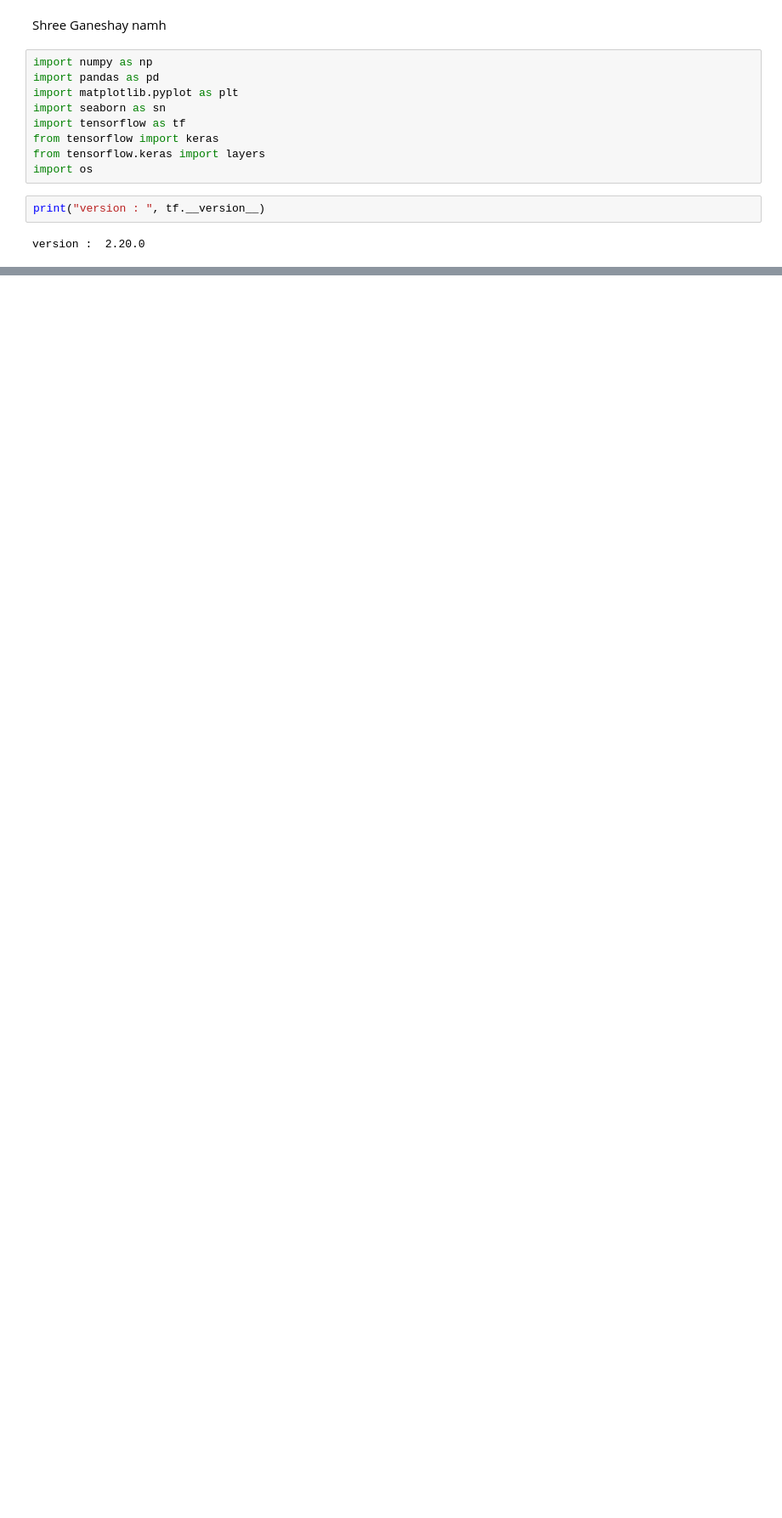
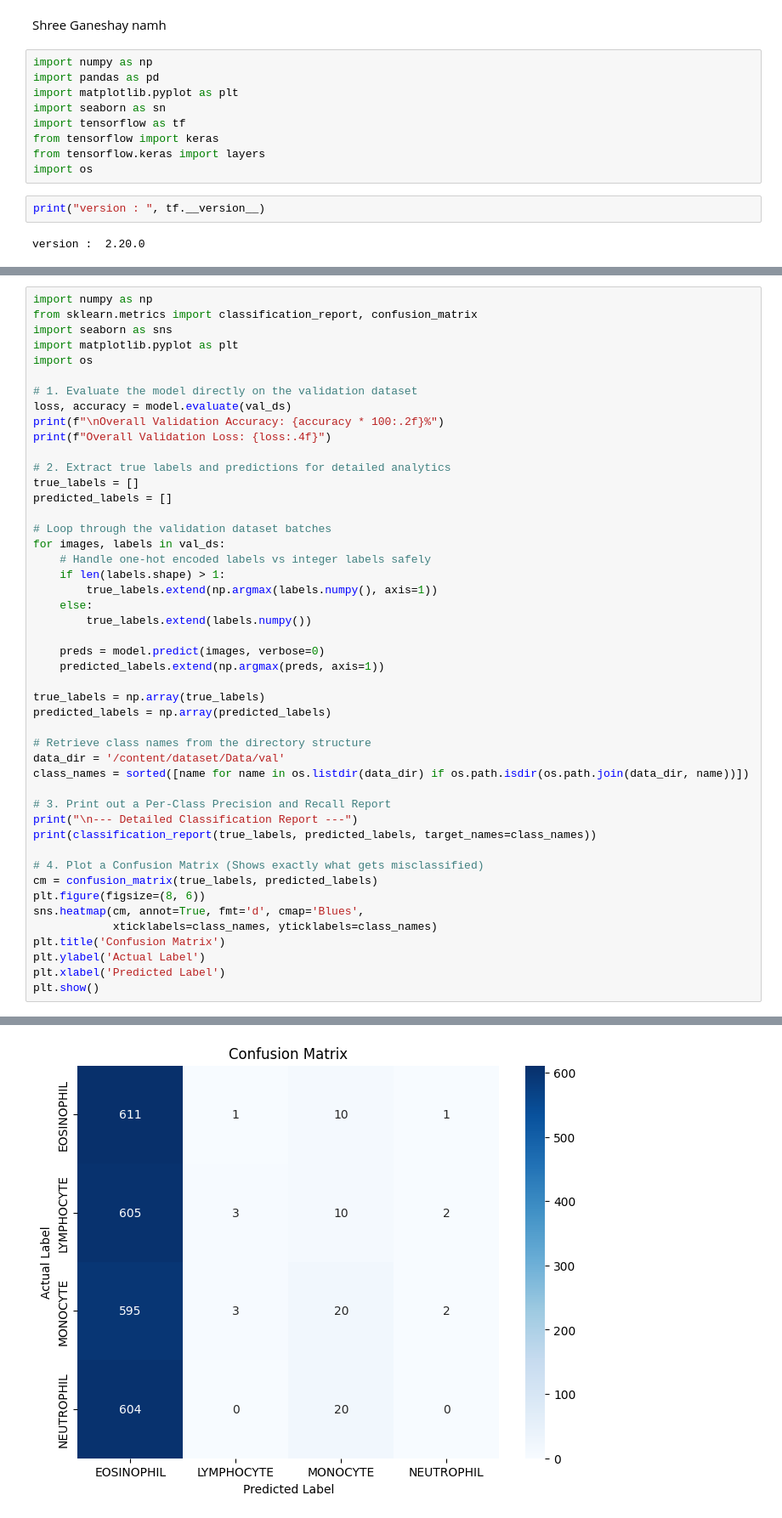
Before and after one commit to shrikant-1709044/blood_cell_classification_1.0, a Jupyter notebook: experiment.ipynb, the cells around one changed output, grey strips where cells are left out. Shown at 85% size. Saved outputs shown, nothing was run; the diff lists cells and outputs as text; blank space fills up the shorter version.

```diff
--- a/experiment.ipynb
+++ b/experiment.ipynb
@@ -17,0 +178,48 @@ version :  2.20.0
+# %%
+import numpy as np
+from sklearn.metrics import classification_report, confusion_matrix
+import seaborn as sns
+import matplotlib.pyplot as plt
+import os
+
+# 1. Evaluate the model directly on the validation dataset
+loss, accuracy = model.evaluate(val_ds)
+print(f"\nOverall Validation Accuracy: {accuracy * 100:.2f}%")
+print(f"Overall Validation Loss: {loss:.4f}")
+
+# 2. Extract true labels and predictions for detailed analytics
+true_labels = []
+predicted_labels = []
+
+# Loop through the validation dataset batches
+for images, labels in val_ds:
+    # Handle one-hot encoded labels vs integer labels safely
+    if len(labels.shape) > 1:
+        true_labels.extend(np.argmax(labels.numpy(), axis=1))
+    else:
+        true_labels.extend(labels.numpy())
+
+    preds = model.predict(images, verbose=0)
+    predicted_labels.extend(np.argmax(preds, axis=1))
+
+true_labels = np.array(true_labels)
+predicted_labels = np.array(predicted_labels)
+
+# Retrieve class names from the directory structure
+data_dir = '/content/dataset/Data/val'
+class_names = sorted([name for name in os.listdir(data_dir) if os.path.isdir(os.path.join(data_dir, name))])
+
+# 3. Print out a Per-Class Precision and Recall Report
+print("\n--- Detailed Classification Report ---")
+print(classification_report(true_labels, predicted_labels, target_names=class_names))
+
+# 4. Plot a Confusion Matrix (Shows exactly what gets misclassified)
+cm = confusion_matrix(true_labels, predicted_labels)
+plt.figure(figsize=(8, 6))
+sns.heatmap(cm, annot=True, fmt='d', cmap='Blues',
+            xticklabels=class_names, yticklabels=class_names)
+plt.title('Confusion Matrix')
+plt.ylabel('Actual Label')
+plt.xlabel('Predicted Label')
+plt.show()
+# %% [output]
@@ -17,0 +242 @@ version :  2.20.0
+[figure, added]
```
Also changed, not shown: parts of 14 cells of this notebook.
